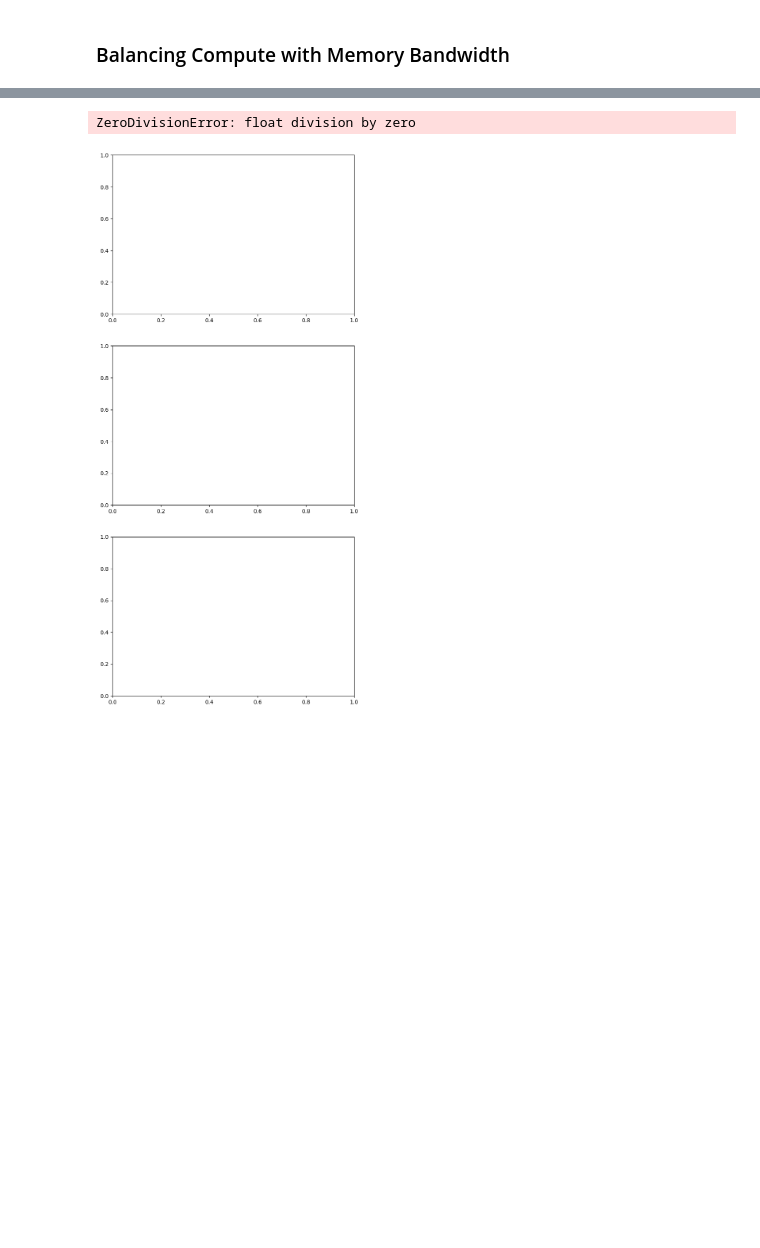
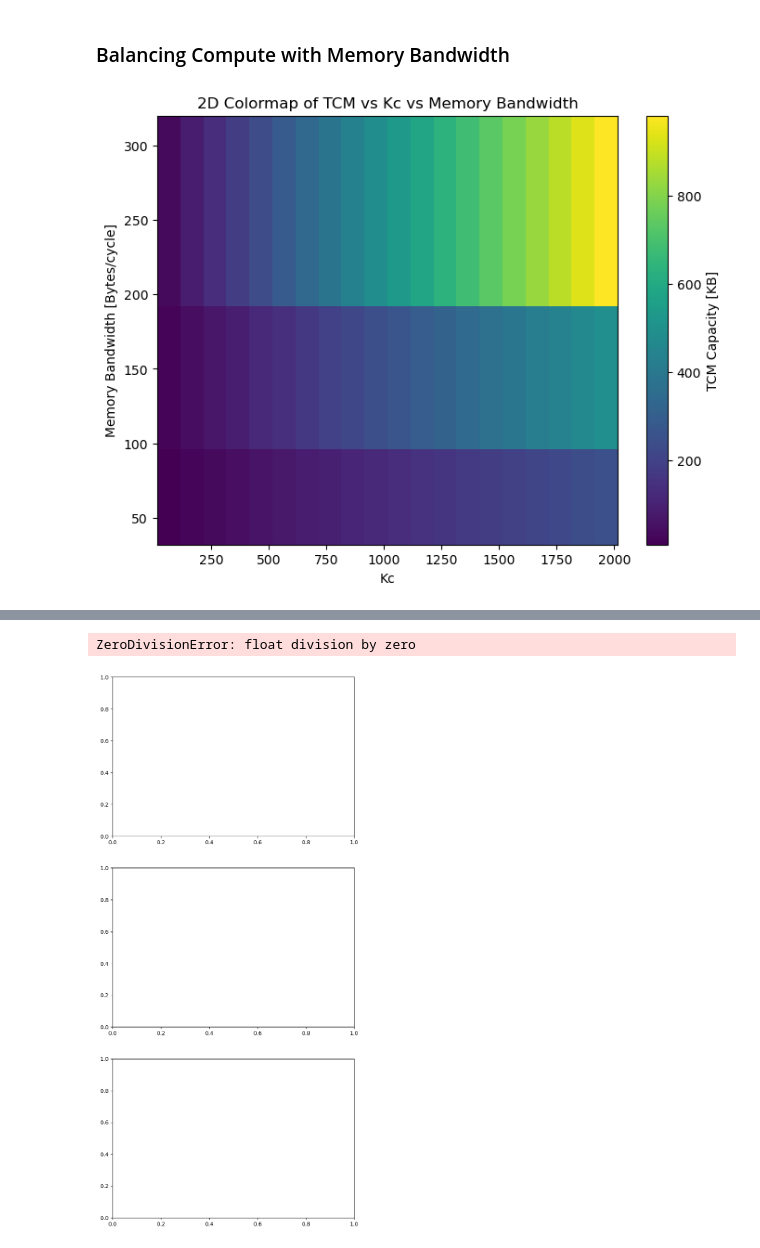
Before and after one commit to miles-rusch-berkeley/opu-model, a Jupyter notebook: mem_balance.ipynb, the cells around one changed output, grey strips where cells are left out. Cells and saved outputs as stored; diff of their text form; code cells hidden in the pictures; blank space fills up the shorter version.

```diff
--- a/mem_balance.ipynb
+++ b/mem_balance.ipynb
@@ -9,5 +9,23 @@ from paretoset import paretoset
 import model_functions as fmodel
 # %% [markdown]
 ### Balancing Compute with Memory Bandwidth
+# %%
+m = np.array([1,2,4])
+vl = m*256
+tcm_bw = m*128
+mem_bw = m*64
+Kc = np.array(range(64,2000, 100))
+ncores = 2
+nAt = ncores * tcm_bw/mem_bw
+tcm = np.outer(vl * nAt, Kc) / 2**13
+fig, ax = plt.subplots(figsize=(8, 6))
+c = ax.pcolormesh(Kc, mem_bw, tcm, cmap='viridis', shading='auto')
+fig.colorbar(c, ax=ax, label='TCM Capacity [KB]')
+ax.set_title('2D Colormap of TCM vs Kc vs Memory Bandwidth')
+ax.set_xlabel('Kc')
+ax.set_ylabel('Memory Bandwidth [Bytes/cycle]')
+plt.show()
+# %% [output]
+[figure, added]
 # %%
 fig, axs = plt.subplots(2, figsize=(8,18))
```
Also changed, not shown: parts of 1 cell of this notebook, 1 other file.
